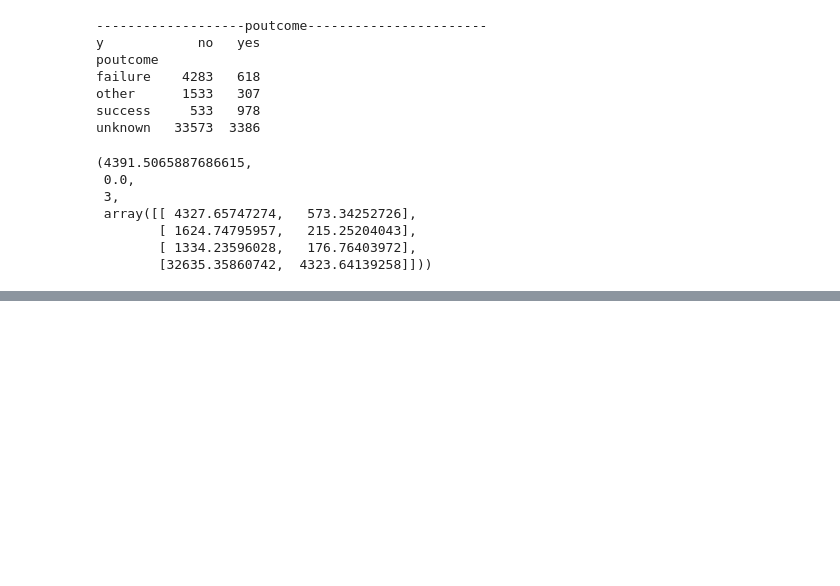
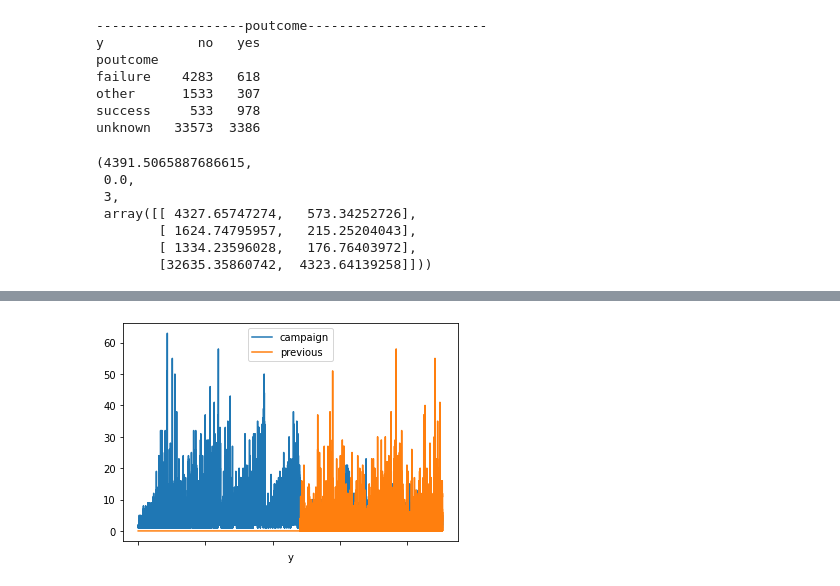
Before and after one commit to hieuvu99/ITEC4230_Project, a Jupyter notebook: Code.ipynb, the cells around one changed output, grey strips where cells are left out. Saved outputs shown, nothing was run; the diff lists cells and outputs as text; code cells hidden in the pictures; blank space fills up the shorter version.

```diff
--- a/Code.ipynb
+++ b/Code.ipynb
@@ -423,0 +482,7 @@ unknown   33573  3386
+# %%
+df= df.drop([29182])
+# %%
+df.plot(x="y", y=["campaign","previous"])
+plt.show()
+# %% [output]
+[figure, added]
```
Also changed, not shown: parts of 14 cells of this notebook.
